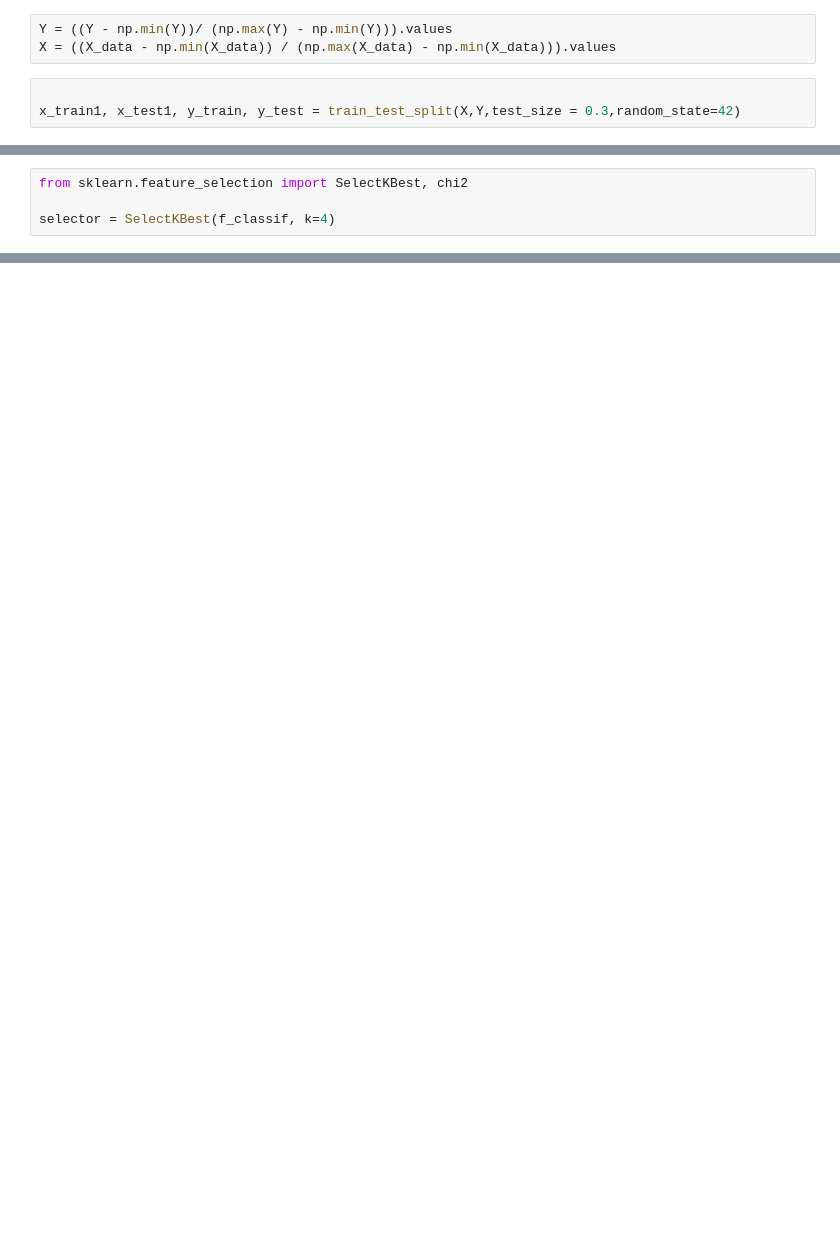
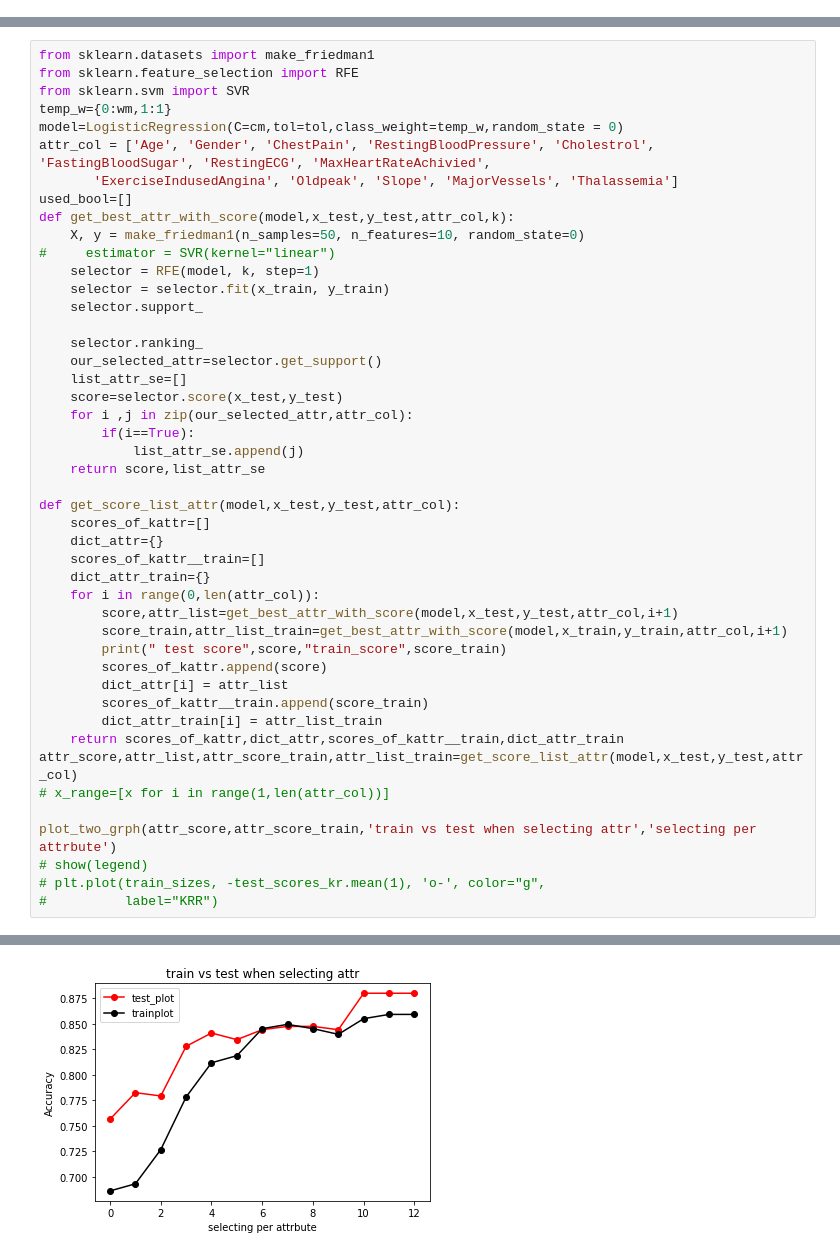
Before and after one commit to loayjb96/MachineLearning-Heart-attack-prediction, a Jupyter notebook: heart_search.ipynb, the cells around one changed output, grey strips where cells are left out. Drawn from its saved outputs; the diff is of its cells as text; blank space fills up the shorter version.

```diff
--- a/heart_search.ipynb
+++ b/heart_search.ipynb
@@ -598,6 +421,0 @@ X_data = heart.drop(columns=['Age'], axis=1)
-# %%
-Y = ((Y - np.min(Y))/ (np.max(Y) - np.min(Y))).values
-X = ((X_data - np.min(X_data)) / (np.max(X_data) - np.min(X_data))).values
-# %%
-
-x_train1, x_test1, y_train, y_test = train_test_split(X,Y,test_size = 0.3,random_state=42)
@@ -726,4 +421,0 @@ score of attr  Thalassemia  is  0.4935064935064935
-# %%
-from sklearn.feature_selection import SelectKBest, chi2
-
-selector = SelectKBest(f_classif, k=4)
@@ -731,0 +422,47 @@ selector = SelectKBest(f_classif, k=4)
+# %%
+from sklearn.datasets import make_friedman1
+from sklearn.feature_selection import RFE
+from sklearn.svm import SVR
+temp_w={0:wm,1:1}
+model=LogisticRegression(C=cm,tol=tol,class_weight=temp_w,random_state = 0)
+attr_col = ['Age', 'Gender', 'ChestPain', 'RestingBloodPressure', 'Cholestrol', 'FastingBloodSugar', 'RestingECG', 'MaxHeartRateAchivied',
+       'ExerciseIndusedAngina', 'Oldpeak', 'Slope', 'MajorVessels', 'Thalassemia']
+used_bool=[]
+def get_best_attr_with_score(model,x_test,y_test,attr_col,k):
+    X, y = make_friedman1(n_samples=50, n_features=10, random_state=0)
+#     estimator = SVR(kernel="linear")
+    selector = RFE(model, k, step=1)
+    selector = selector.fit(x_train, y_train)
+    selector.support_
+
+    selector.ranking_
+    our_selected_attr=selector.get_support()
+    list_attr_se=[]
+    score=selector.score(x_test,y_test)
+    for i ,j in zip(our_selected_attr,attr_col):
+        if(i==True):
+            list_attr_se.append(j)
+    return score,list_attr_se
+
+def get_score_list_attr(model,x_test,y_test,attr_col):
+    scores_of_kattr=[]
+    dict_attr={}
+    scores_of_kattr__train=[]
+    dict_attr_train={}
+    for i in range(0,len(attr_col)):
+        score,attr_list=get_best_attr_with_score(model,x_test,y_test,attr_col,i+1)
+        score_train,attr_list_train=get_best_attr_with_score(model,x_train,y_train,attr_col,i+1)
+        print(" test score",score,"train_score",score_train)
+        scores_of_kattr.append(score)
+        dict_attr[i] = attr_list
+        scores_of_kattr__train.append(score_train)
+        dict_attr_train[i] = attr_list_train
+    return scores_of_kattr,dict_attr,scores_of_kattr__train,dict_attr_train
+attr_score,attr_list,attr_score_train,attr_list_train=get_score_list_attr(model,x_test,y_test,attr_col)
+# x_range=[x for i in range(1,len(attr_col))]
+
+plot_two_grph(attr_score,attr_score_train,'train vs test when selecting attr','selecting per attrbute')
+# show(legend)
+# plt.plot(train_sizes, -test_scores_kr.mean(1), 'o-', color="g",
+#          label="KRR")
+# %% [output]
@@ -731,0 +482 @@ selector = SelectKBest(f_classif, k=4)
+[figure, added]
```
Also changed, not shown: parts of 23 cells of this notebook, 3 other files.
